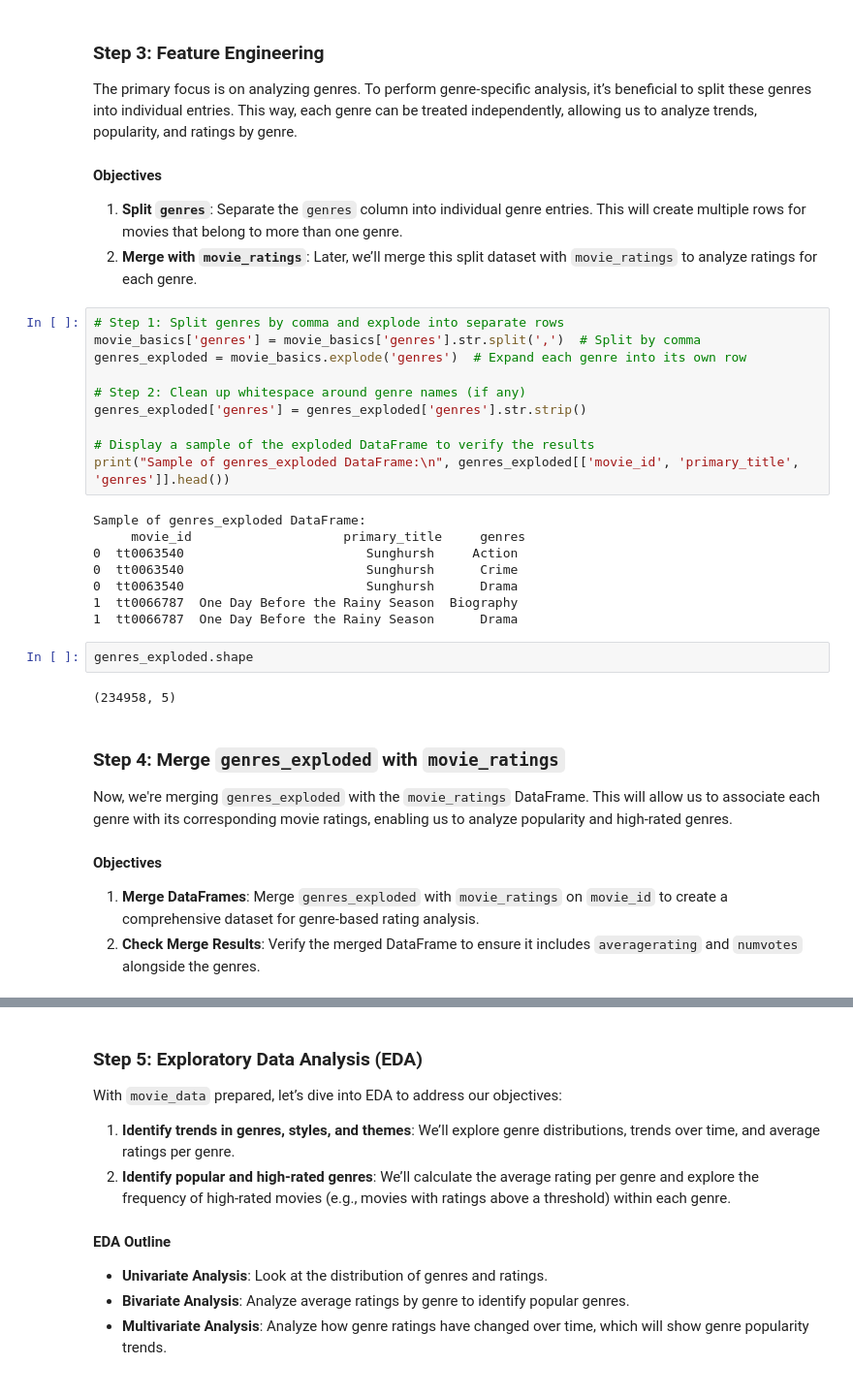
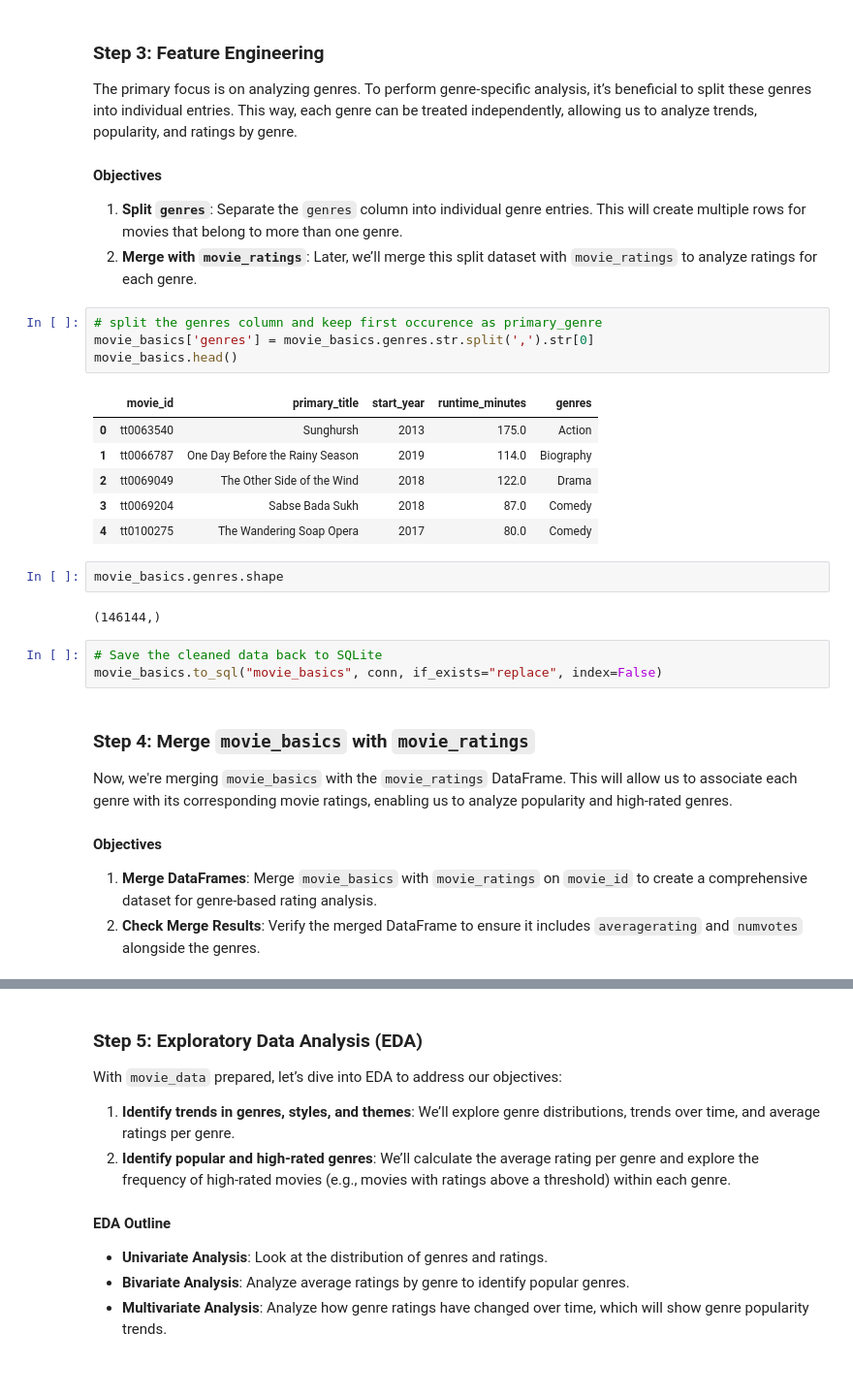
Before and after one commit to Otim135/group3-phase2-project, a Jupyter notebook: ipynbs/Alfred.ipynb, the cells around one changed output, grey strips where cells are left out. Shown at 97% size. Drawn from its saved outputs; the diff is of its cells as text.

```diff
--- a/ipynbs/Alfred.ipynb
+++ b/ipynbs/Alfred.ipynb
@@ -276,34 +276,30 @@ The primary focus is on analyzing genres. To perform genre-specific analysis, it
 #### Objectives
 1. **Split `genres`**: Separate the `genres` column into individual genre entries. This will create multiple rows for movies that belong to more than one genre.
 2. **Merge with `movie_ratings`**: Later, we’ll merge this split dataset with `movie_ratings` to analyze ratings for each genre.
-# %%
-# Step 1: Split genres by comma and explode into separate rows
-movie_basics['genres'] = movie_basics['genres'].str.split(',')  # Split by comma
-genres_exploded = movie_basics.explode('genres')  # Expand each genre into its own row
-
-# Step 2: Clean up whitespace around genre names (if any)
-genres_exploded['genres'] = genres_exploded['genres'].str.strip()
-
-# Display a sample of the exploded DataFrame to verify the results
-print("Sample of genres_exploded DataFrame:\n", genres_exploded[['movie_id', 'primary_title', 'genres']].head())
-# %% [output]
-Sample of genres_exploded DataFrame:
-     movie_id                    primary_title     genres
-0  tt0063540                        Sunghursh     Action
-0  tt0063540                        Sunghursh      Crime
-0  tt0063540                        Sunghursh      Drama
-1  tt0066787  One Day Before the Rainy Season  Biography
-1  tt0066787  One Day Before the Rainy Season      Drama
-# %%
-genres_exploded.shape
-# %% [output]
-(234958, 5)
+# %%
+# split the genres column and keep first occurence as primary_genre
+movie_basics['genres'] = movie_basics.genres.str.split(',').str[0]
+movie_basics.head()
+# %% [output]
+|  | movie_id | primary_title | start_year | runtime_minutes | genres |
+| 0 | tt0063540 | Sunghursh | 2013 | 175.0 | Action |
+| 1 | tt0066787 | One Day Before the Rainy Season | 2019 | 114.0 | Biography |
+| 2 | tt0069049 | The Other Side of the Wind | 2018 | 122.0 | Drama |
+| 3 | tt0069204 | Sabse Bada Sukh | 2018 | 87.0 | Comedy |
+| 4 | tt0100275 | The Wandering Soap Opera | 2017 | 80.0 | Comedy |
+# %%
+movie_basics.genres.shape
+# %% [output]
+(146144,)
+# %%
+# Save the cleaned data back to SQLite
+movie_basics.to_sql("movie_basics", conn, if_exists="replace", index=False)
 # %% [markdown]
-### Step 4: Merge `genres_exploded` with `movie_ratings`
+### Step 4: Merge `movie_basics` with `movie_ratings`
 
-Now, we're merging `genres_exploded` with the `movie_ratings` DataFrame. This will allow us to associate each genre with its corresponding movie ratings, enabling us to analyze popularity and high-rated genres.
+Now, we're merging `movie_basics` with the `movie_ratings` DataFrame. This will allow us to associate each genre with its corresponding movie ratings, enabling us to analyze popularity and high-rated genres.
 
 #### Objectives
-1. **Merge DataFrames**: Merge `genres_exploded` with `movie_ratings` on `movie_id` to create a comprehensive dataset for genre-based rating analysis.
+1. **Merge DataFrames**: Merge `movie_basics` with `movie_ratings` on `movie_id` to create a comprehensive dataset for genre-based rating analysis.
 2. **Check Merge Results**: Verify the merged DataFrame to ensure it includes `averagerating` and `numvotes` alongside the genres.
 # %%
```
Also changed, not shown: parts of 10 cells of this notebook, 1 other file.
